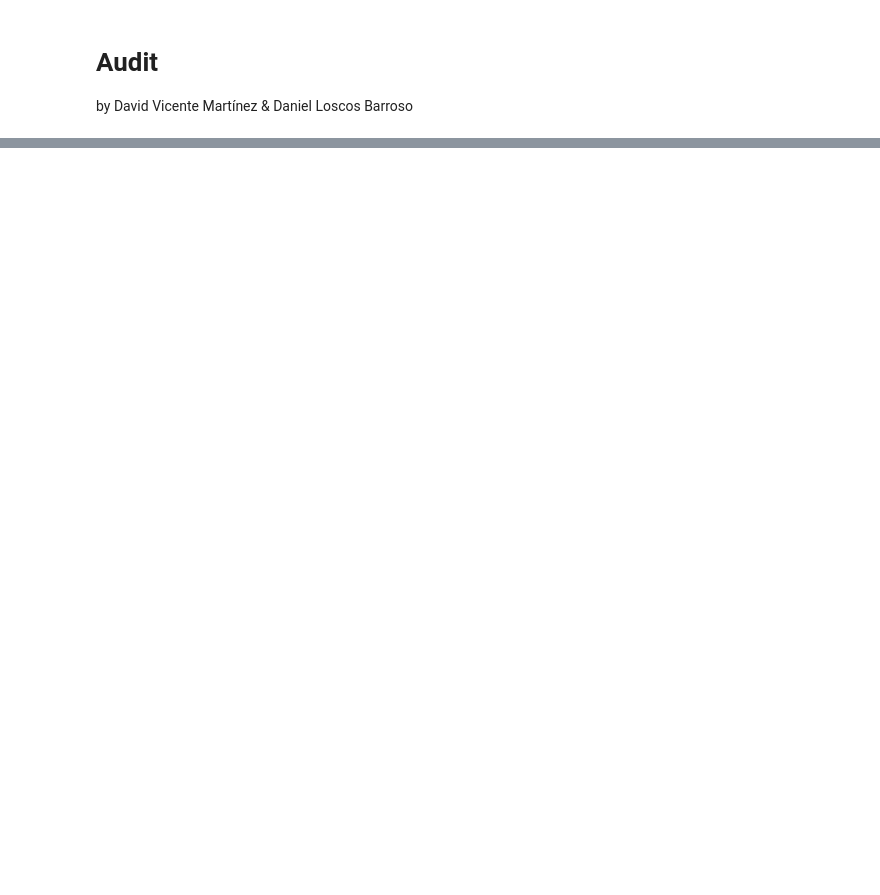
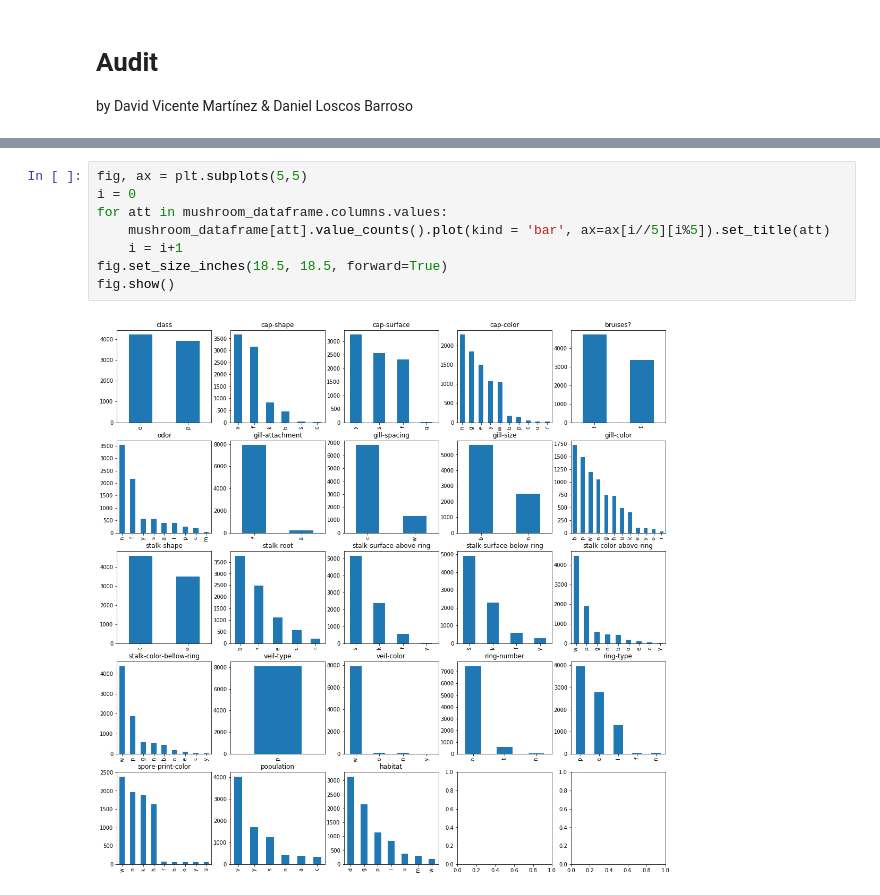
Before and after one commit to davidvicentemartinez/MachineLearning, a Jupyter notebook: P1-Auditoria/Audit-A1.ipynb, the cells around one changed output, grey strips where cells are left out. Saved outputs shown, nothing was run; the diff lists cells and outputs as text; blank space fills up the shorter version.

```diff
--- a/P1-Auditoria/Audit-A1.ipynb
+++ b/P1-Auditoria/Audit-A1.ipynb
@@ -24,0 +29,10 @@ mushroom_dataframe.describe()
+# %%
+fig, ax = plt.subplots(5,5)
+i = 0
+for att in mushroom_dataframe.columns.values:
+    mushroom_dataframe[att].value_counts().plot(kind = 'bar', ax=ax[i//5][i%5]).set_title(att)
+    i = i+1
+fig.set_size_inches(18.5, 18.5, forward=True)
+fig.show()
+# %% [output]
+[figure, added]
```
Also changed, not shown: parts of 7 cells of this notebook, 1 other file.
